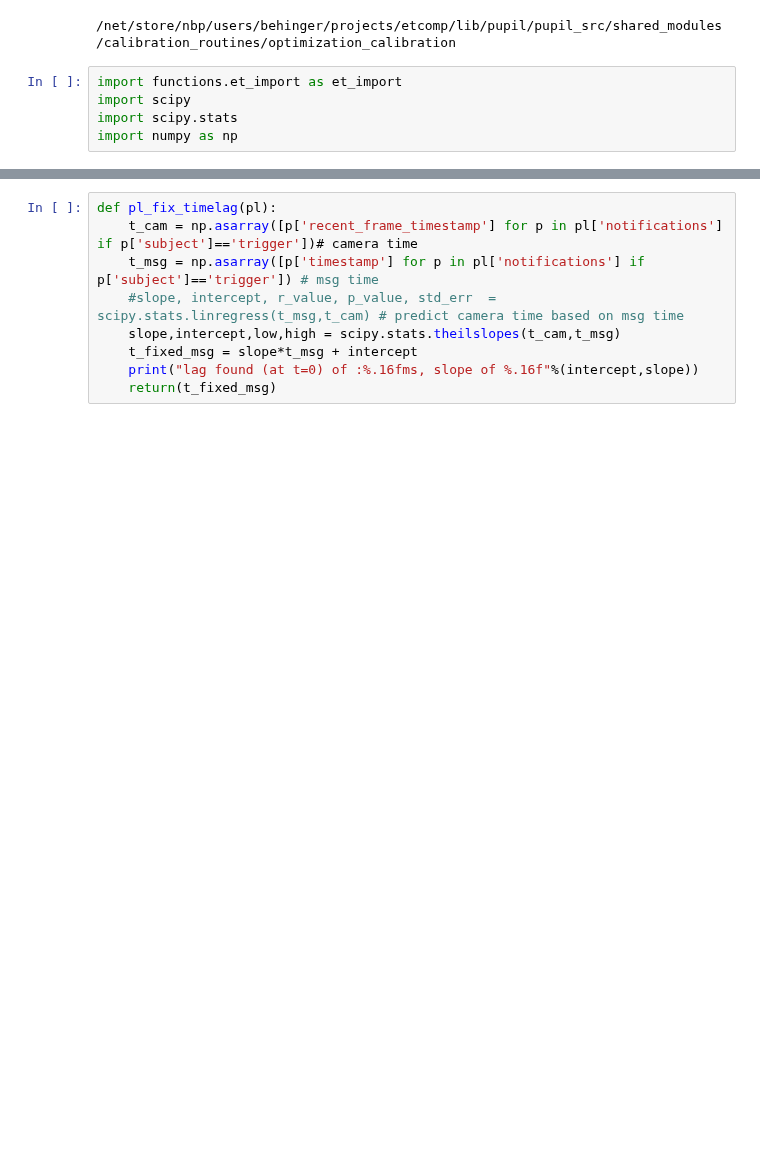
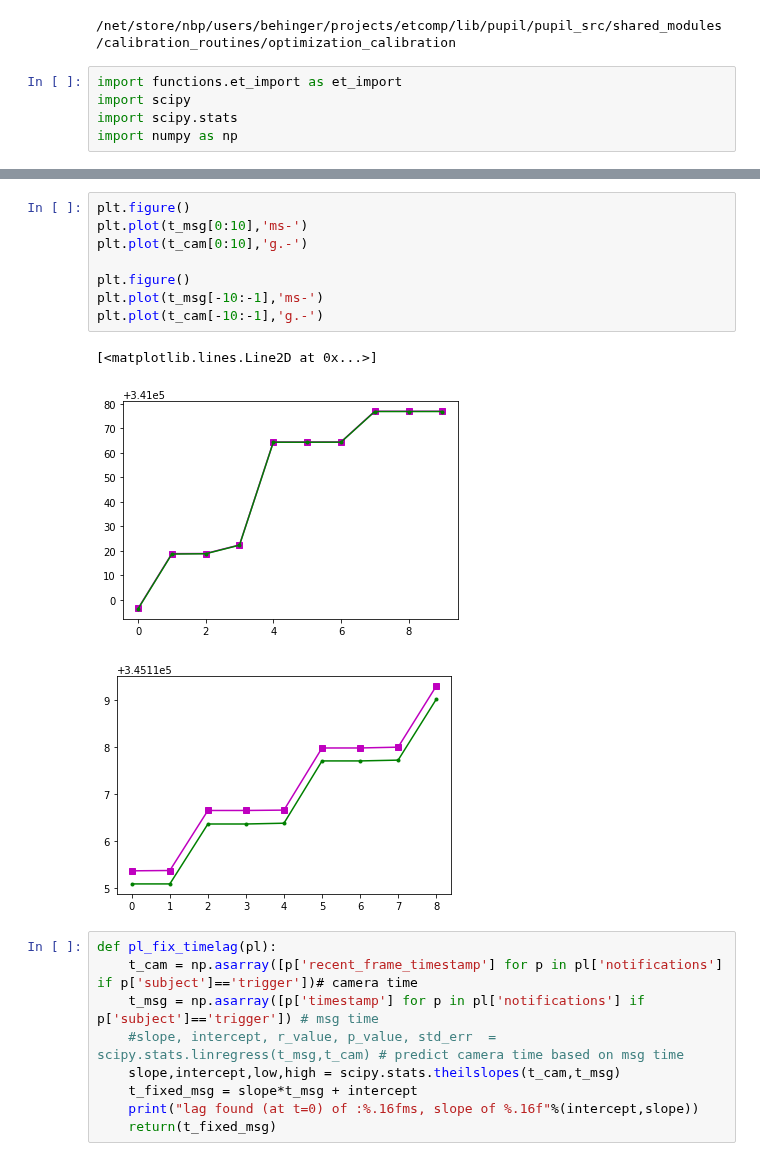
Before and after one commit to behinger/etcomp, a Jupyter notebook: code/latency_fix.ipynb, the cells around one changed output, grey strips where cells are left out. Cells and saved outputs as stored; diff of their text form; blank space fills up the shorter version.

```diff
--- a/code/latency_fix.ipynb
+++ b/code/latency_fix.ipynb
@@ -30,3 +58,15 @@ import numpy as np
+# %%
+plt.figure()
+plt.plot(t_msg[0:10],'ms-')
+plt.plot(t_cam[0:10],'g.-')
+
+plt.figure()
+plt.plot(t_msg[-10:-1],'ms-')
+plt.plot(t_cam[-10:-1],'g.-')
+# %% [output]
+[<matplotlib.lines.Line2D at 0x...>]
+[figure, added]
+[figure, added]
 # %%
 def pl_fix_timelag(pl):
     t_cam = np.asarray([p['recent_frame_timestamp'] for p in pl['notifications'] if p['subject']=='trigger'])# camera time
```
Also changed, not shown: parts of 5 cells of this notebook.
